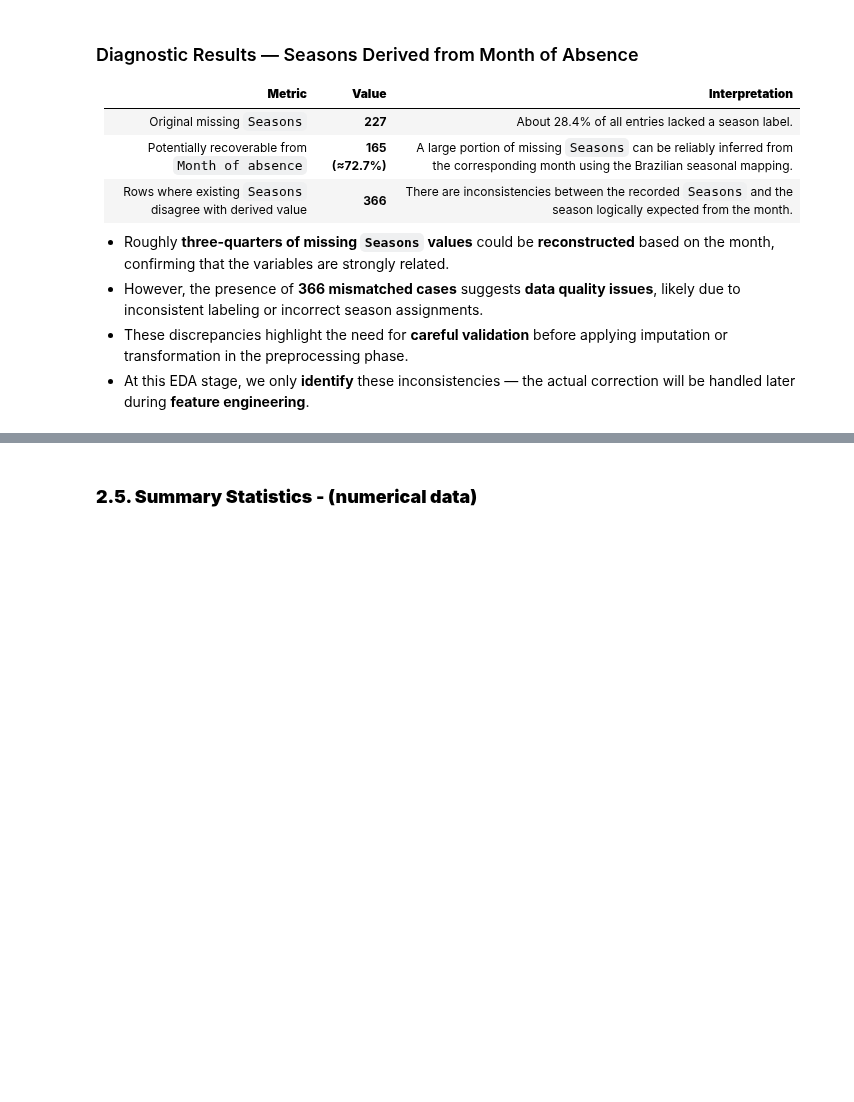
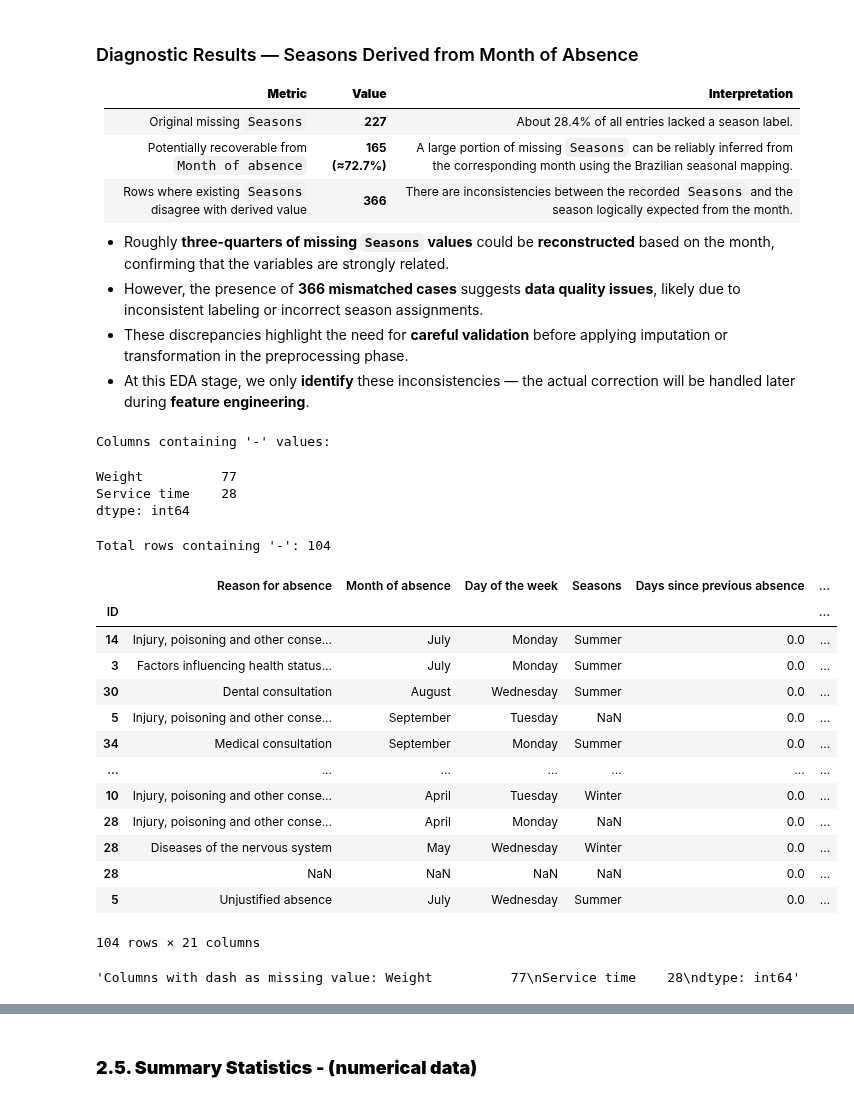
Before and after one commit to Pinky-Tie/reasons_for_absenteeism, a Jupyter notebook: eda/ma_inicial.ipynb, the cells around one changed output, grey strips where cells are left out. Drawn from its saved outputs; the diff is of its cells as text; code cells hidden in the pictures; blank space fills up the shorter version.

```diff
--- a/eda/ma_inicial.ipynb
+++ b/eda/ma_inicial.ipynb
@@ -235,3 +260,27 @@ Rows where existing 'Seasons' disagrees with derived value: 366
 - However, the presence of **366 mismatched cases** suggests **data quality issues**, likely due to inconsistent labeling or incorrect season assignments.
 - These discrepancies highlight the need for **careful validation** before applying imputation or transformation in the preprocessing phase.
 - At this EDA stage, we only **identify** these inconsistencies — the actual correction will be handled later during **feature engineering**.
+# %%
+cols_with_dash, rows_with_dash, mask_dash = secret_missing_values(abs)
+display(f'Columns with dash as missing value: {cols_with_dash}')
+# %% [output]
+Columns containing '-' values:
+Weight          77
+Service time    28
+dtype: int64
+Total rows containing '-': 104
+|  | Reason for absence | Month of absence | Day of the week | Seasons | Days since previous absence | ... |
+| ID |  |  |  |  |  | ... |
+| 14 | Injury, poisoning and other conse... | July | Monday | Summer | 0.0 | ... |
+| 3 | Factors influencing health status... | July | Monday | Summer | 0.0 | ... |
+| 30 | Dental consultation | August | Wednesday | Summer | 0.0 | ... |
+| 5 | Injury, poisoning and other conse... | September | Tuesday | NaN | 0.0 | ... |
+| 34 | Medical consultation | September | Monday | Summer | 0.0 | ... |
+| ... | ... | ... | ... | ... | ... | ... |
+| 10 | Injury, poisoning and other conse... | April | Tuesday | Winter | 0.0 | ... |
+| 28 | Injury, poisoning and other conse... | April | Monday | NaN | 0.0 | ... |
+| 28 | Diseases of the nervous system | May | Wednesday | Winter | 0.0 | ... |
+| 28 | NaN | NaN | NaN | NaN | 0.0 | ... |
+| 5 | Unjustified absence | July | Wednesday | Summer | 0.0 | ... |
+104 rows × 21 columns
+'Columns with dash as missing value: Weight          77\nService time    28\ndtype: int64'
```
Also changed, not shown: parts of 21 cells of this notebook, 1 other file.
